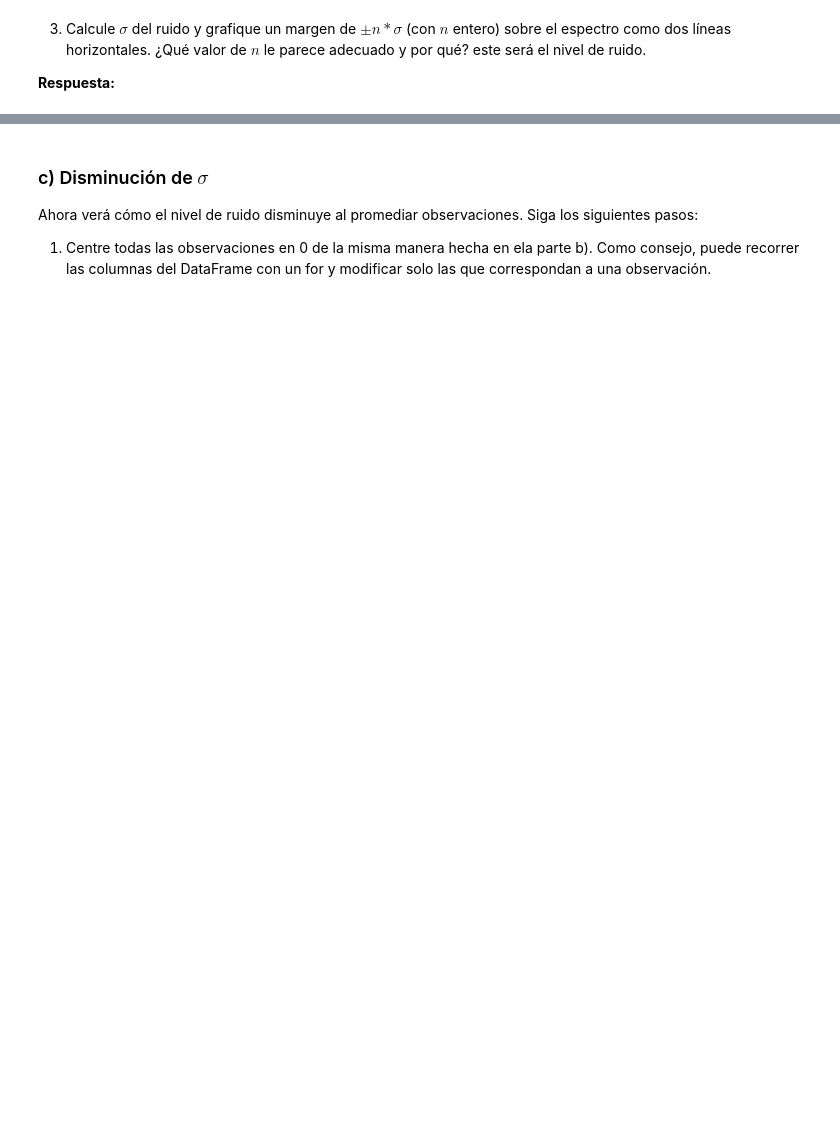
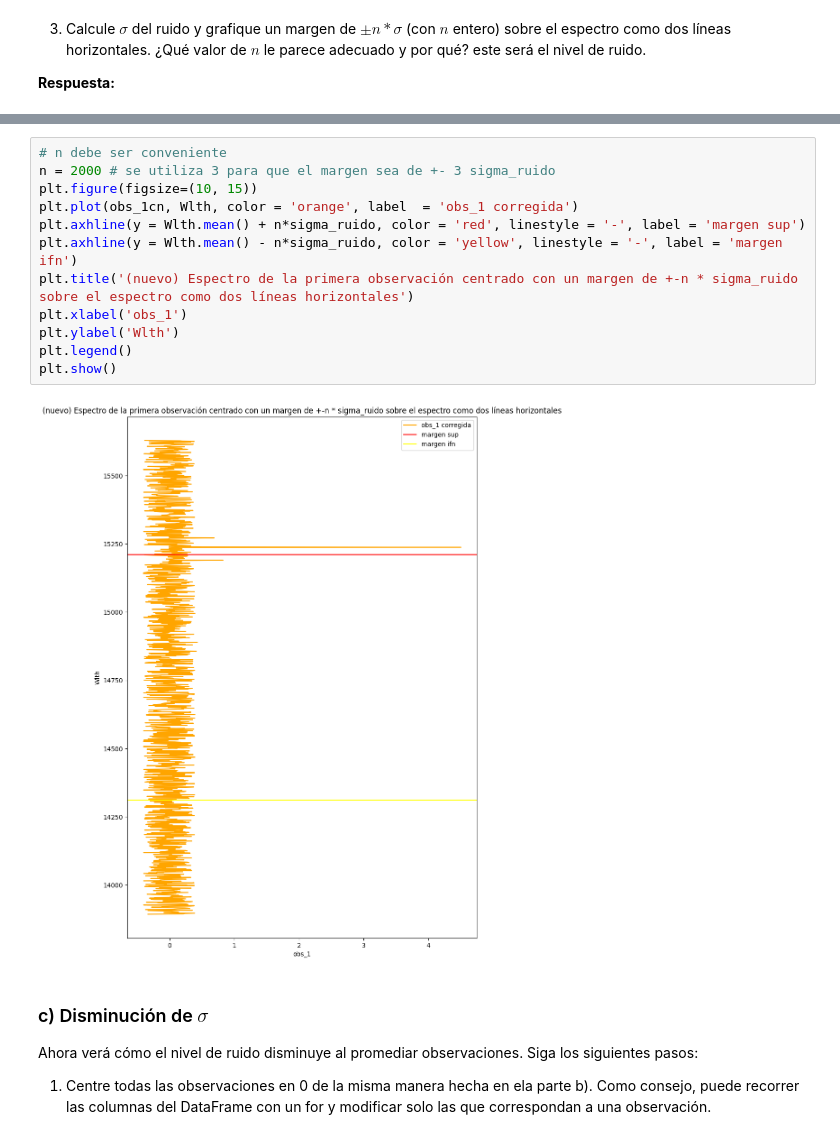
Before and after one commit to azavalac/Tarea-2-zavala, a Jupyter notebook: Tarea2.ipynb, the cells around one changed output, grey strips where cells are left out. Saved outputs shown, nothing was run; the diff lists cells and outputs as text; blank space fills up the shorter version.

```diff
--- a/Tarea2.ipynb
+++ b/Tarea2.ipynb
@@ -416,3 +419,17 @@ AttributeError: 'numpy.float64' object has no attribute 'tick_params'
+# %%
+# n debe ser conveniente
+n = 2000 # se utiliza 3 para que el margen sea de +- 3 sigma_ruido
+plt.figure(figsize=(10, 15))
+plt.plot(obs_1cn, Wlth, color = 'orange', label  = 'obs_1 corregida')
+plt.axhline(y = Wlth.mean() + n*sigma_ruido, color = 'red', linestyle = '-', label = 'margen sup')
+plt.axhline(y = Wlth.mean() - n*sigma_ruido, color = 'yellow', linestyle = '-', label = 'margen ifn')
+plt.title('(nuevo) Espectro de la primera observación centrado con un margen de +-n * sigma_ruido sobre el espectro como dos líneas horizontales')
+plt.xlabel('obs_1')
+plt.ylabel('Wlth')
+plt.legend()
+plt.show()
+# %% [output]
+[figure, added]
 # %% [markdown]
 ### c) Disminución de $\sigma$
 
```
Also changed, not shown: parts of 4 cells of this notebook.
